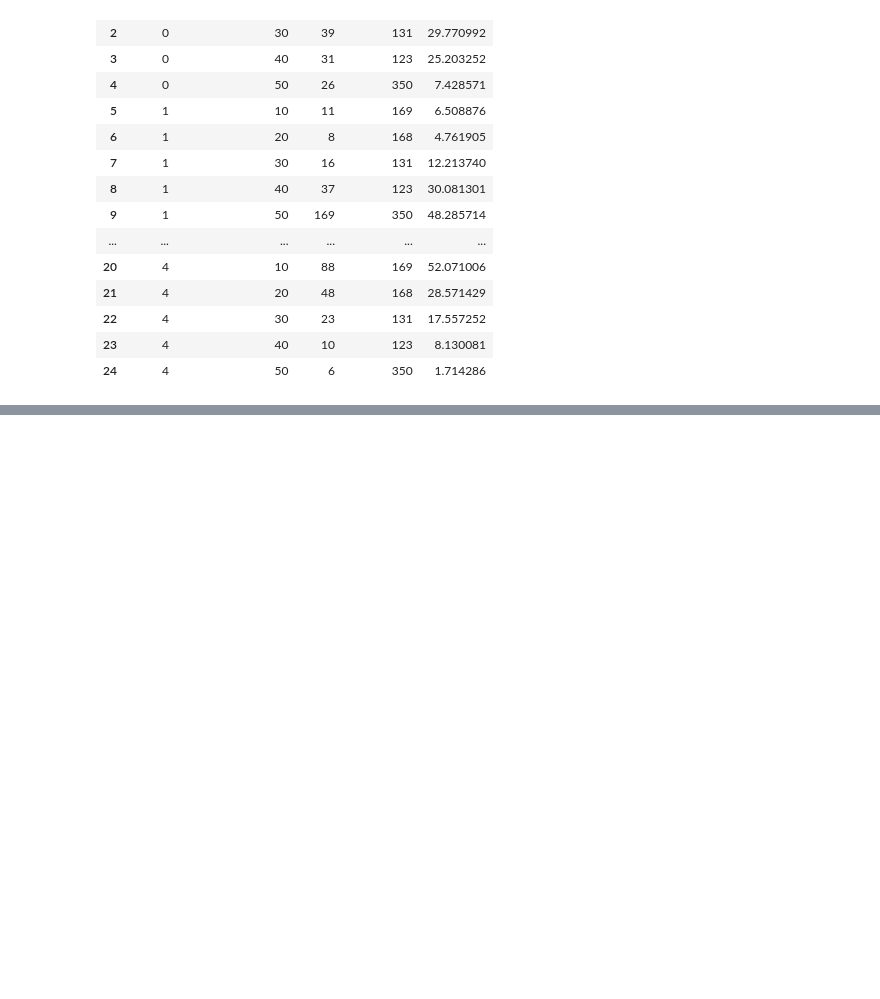
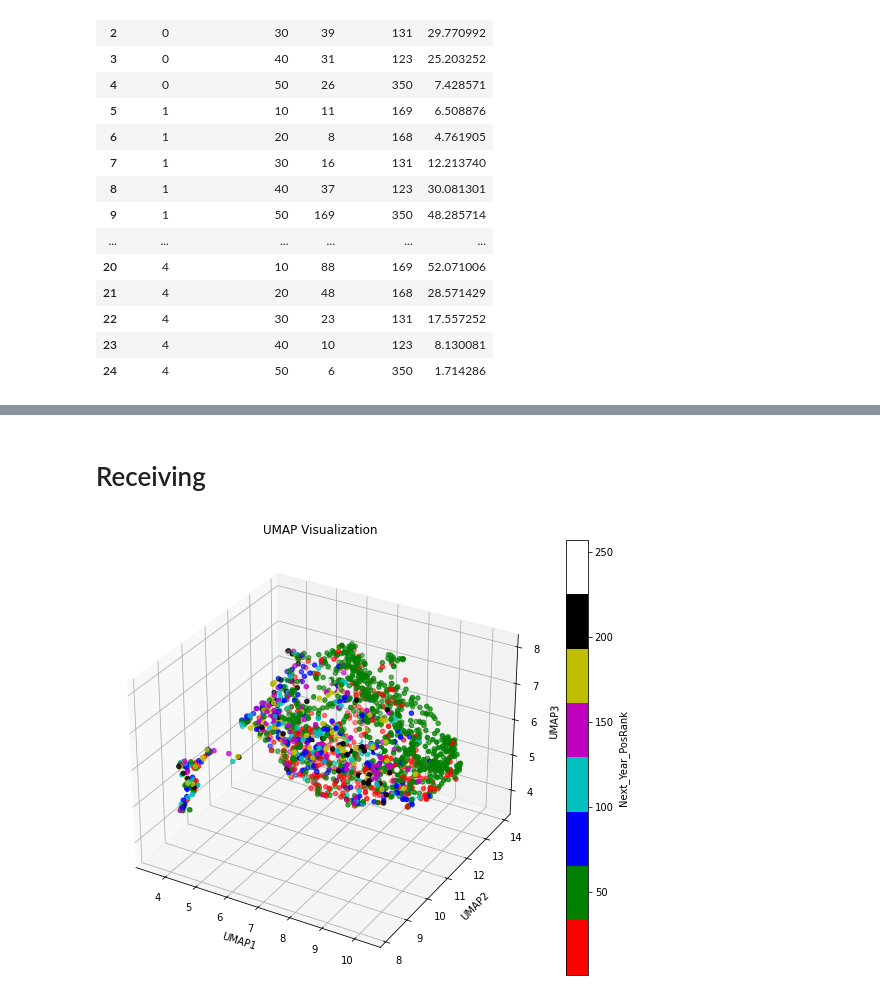
Before and after one commit to vpphan/group_template, a Jupyter notebook: Data_Wrangle/Data_Visual.ipynb, the cells around one changed output, grey strips where cells are left out. Drawn from its saved outputs; the diff is of its cells as text; code cells hidden in the pictures; blank space fills up the shorter version.

```diff
--- a/Data_Wrangle/Data_Visual.ipynb
+++ b/Data_Wrangle/Data_Visual.ipynb
@@ -320,0 +396,64 @@ plt.show()
+# %% [markdown]
+# Receiving
+# %%
+import umap
+import matplotlib.pyplot as plt
+from mpl_toolkits.mplot3d import Axes3D
+from matplotlib.colors import ListedColormap
+
+df = receiving
+# Assuming df is your DataFrame with 68 columns
+# Extracting only the columns you want for UMAP (excluding 'Player', 'Year', and 'Tm')
+columns_for_umap = [col for col in df.columns if col not in ['Player', 'Year', 'Tm']]
+
+# Separating the data for UMAP
+data_for_umap = df[columns_for_umap]
+
+# Standardizing the data
+scaler = StandardScaler()
+data_for_umap_scaled = scaler.fit_transform(data_for_umap)
+
+# Applying UMAP with 3 components
+umap_result = umap.UMAP(n_components=3).fit_transform(data_for_umap_scaled)
+
+# Creating a DataFrame for the UMAP results
+umap_df = pd.DataFrame(data=umap_result, columns=['UMAP1', 'UMAP2', 'UMAP3'])
+
+# Concatenating the 'Player' and 'Year' columns back to the UMAP DataFrame
+umap_df[['Player', 'Year']] = df[['Player', 'Year']]
+
+# Concatenating the 'Tm' column back to the UMAP DataFrame
+umap_df['Tm'] = df['Tm']
+
+# Concatenating the 'Next_Year_PosRank' column for analysis
+umap_df['Next_Year_PosRank'] = df['Next_Year_PosRank']
+
+# Create a colormap
+cmap = ListedColormap(['r', 'g', 'b', 'c', 'm', 'y', 'k', 'w'])  # Adjust colors as needed
+
+# Create a 3D plot
+fig = plt.figure(figsize=(10, 8))
+ax = fig.add_subplot(111, projection='3d')
+
+# Extract UMAP1, UMAP2, and UMAP3 from the UMAP DataFrame
+umap1 = umap_df['UMAP1']
+umap2 = umap_df['UMAP2']
+umap3 = umap_df['UMAP3']
+
+# Plot the UMAP results with colors based on Next_Year_PosRank
+scatter = ax.scatter(umap1, umap2, umap3, c=umap_df['Next_Year_PosRank'], cmap=cmap, marker='o')
+
+# Set labels and title
+ax.set_xlabel('UMAP1')
+ax.set_ylabel('UMAP2')
+ax.set_zlabel('UMAP3')
+ax.set_title('UMAP Visualization')
+
+# Add colorbar
+cbar = plt.colorbar(scatter)
+cbar.set_label('Next_Year_PosRank')
+
+# Show plot
+plt.show()
+# %% [output]
+[figure, added]
```
Also changed, not shown: parts of 9 cells of this notebook.
